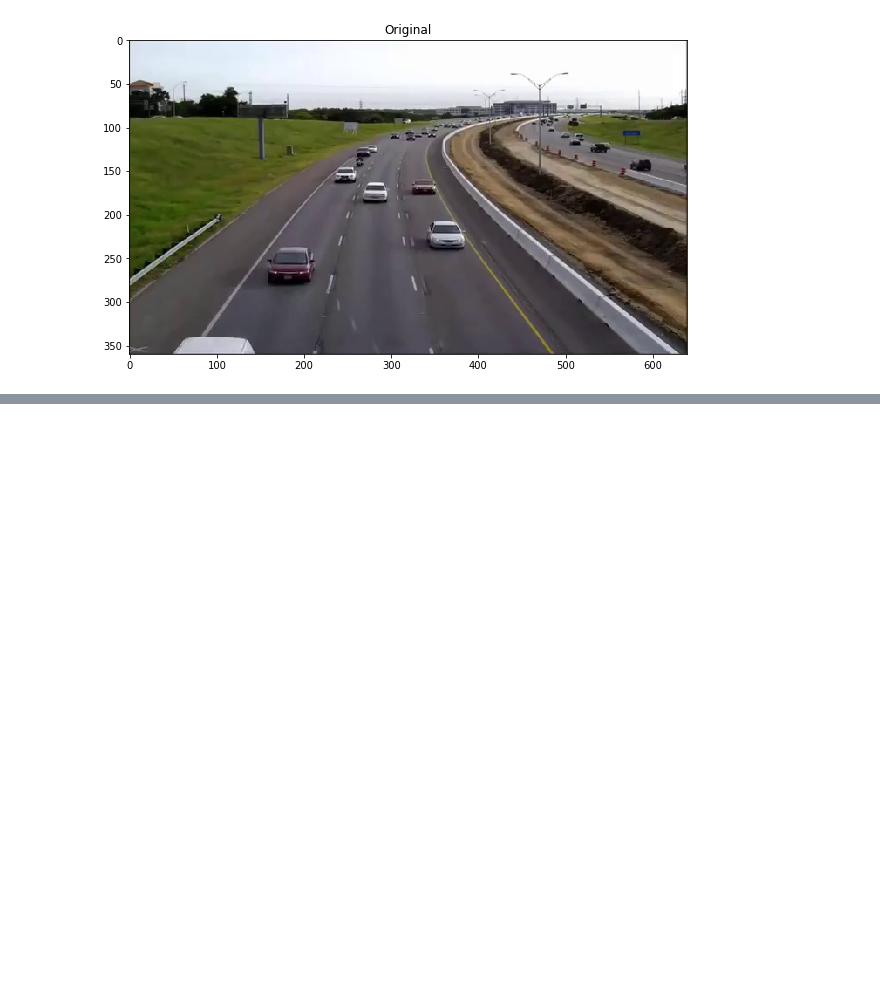
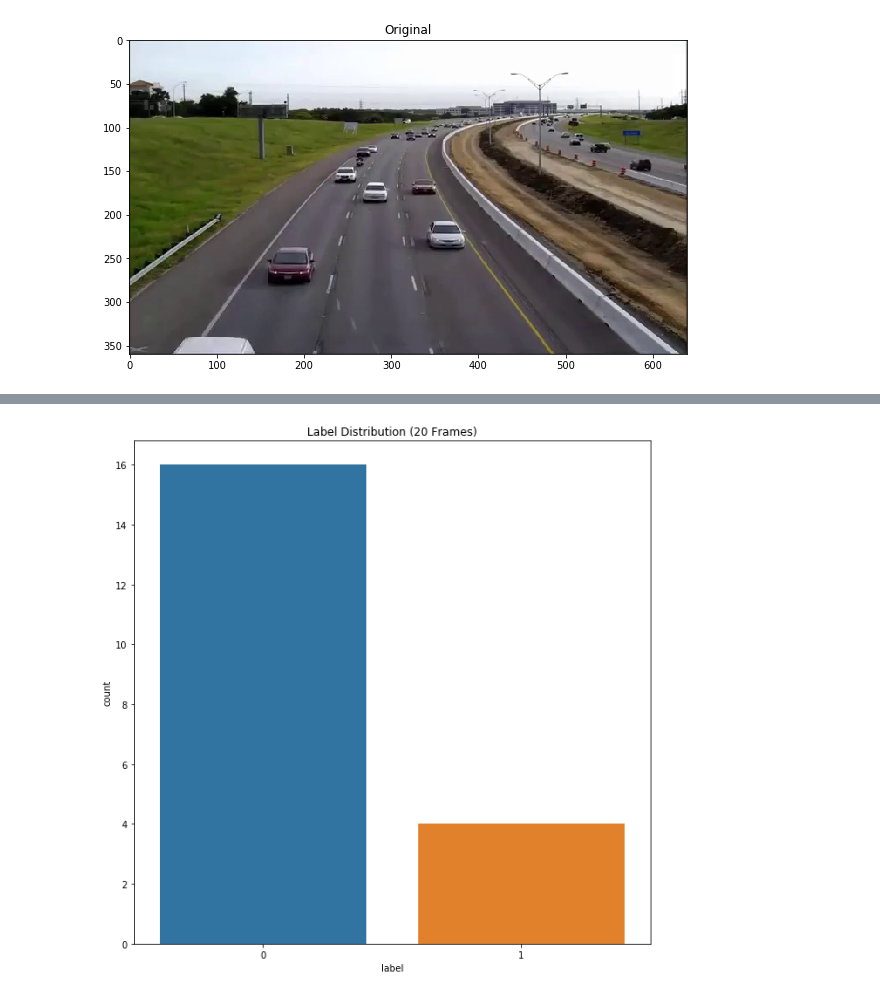
Before and after one commit to fescobar96/Video-Background-Removal, a Jupyter notebook: Video_Background_Removal.ipynb, the cells around one changed output, grey strips where cells are left out. Saved outputs shown, nothing was run; the diff lists cells and outputs as text; code cells hidden in the pictures; blank space fills up the shorter version.

```diff
--- a/Video_Background_Removal.ipynb
+++ b/Video_Background_Removal.ipynb
@@ -140,5 +162,5 @@ skvideo.io.vwrite("mask.mp4", mask)
 # %%
-pixel = pd.DataFrame(colors, columns=["R","G","B"])
+pixel = pd.DataFrame(colors_plot, columns=["R","G","B"])
 pixel["label"] = ca.labels_
 fig = px.scatter_3d(pixel, x = "R", y = "G", z = "B", color="label")
 fig.show()
@@ -144,0 +172,7 @@ fig.show()
+# %%
+plt.figure(figsize=(10,10))
+sns.countplot(data=pixel, x="label")
+plt.title("Label Distribution (20 Frames)")
+plt.show()
+# %% [output]
+[figure, added]
```
Also changed, not shown: parts of 17 cells of this notebook.
